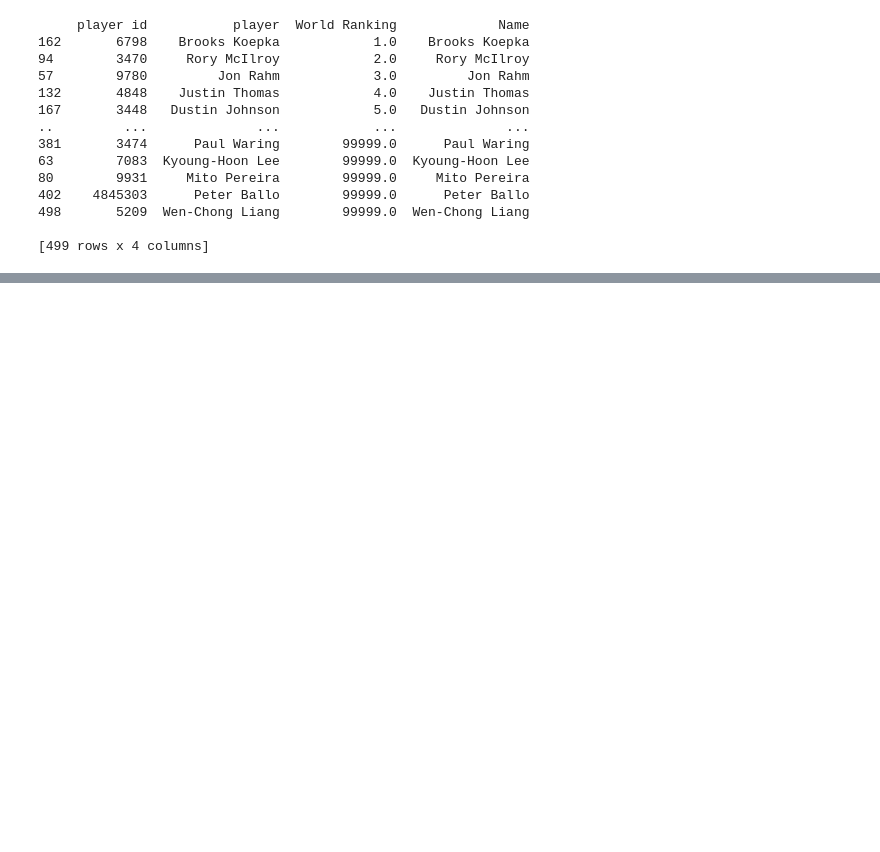
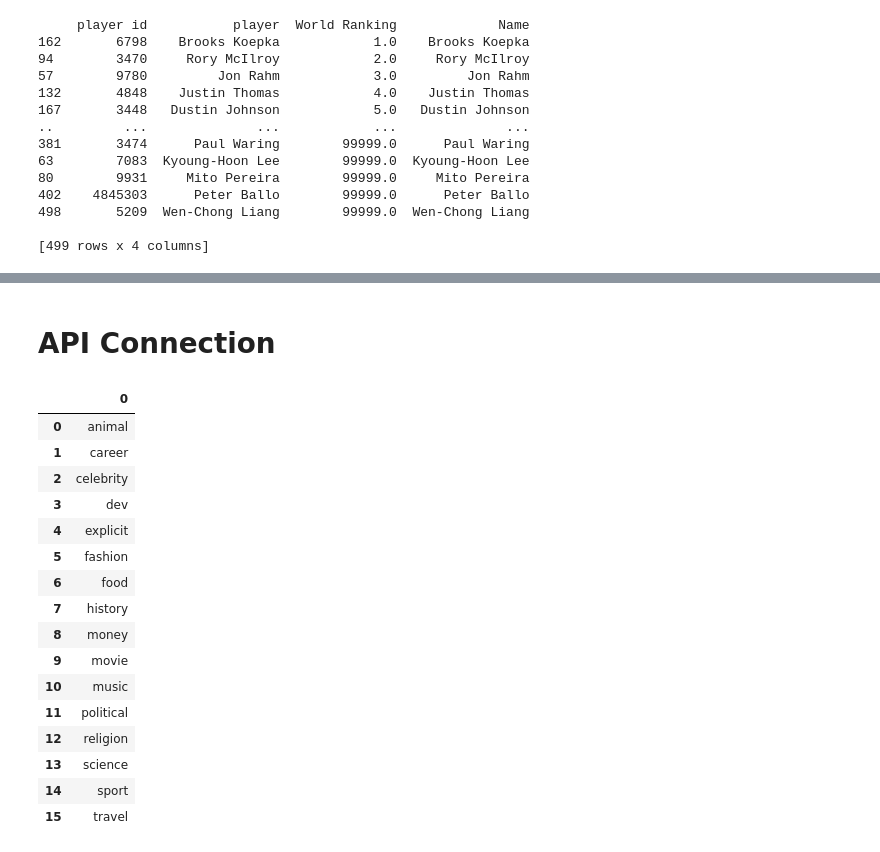
Before and after one commit to darkmillon/UCDPA_Mark_Dillon, a Jupyter notebook: UCAPA_MarkDillon.ipynb, the cells around one changed output, grey strips where cells are left out. Cells and saved outputs as stored; diff of their text form; code cells hidden in the pictures; blank space fills up the shorter version.

Commit message:
Add files via upload
Upload with API test connections completed

```diff
--- a/UCAPA_MarkDillon.ipynb
+++ b/UCAPA_MarkDillon.ipynb
@@ -895,0 +896,24 @@ print(CusInvdb.head(2))
+# %% [markdown]
+# API Connection
+# %%
+#API link to chuck norris jokes - list of categories
+norris = requests.get('https://api.chucknorris.io/jokes/categories')
+pd.DataFrame(norris.json())
+# %% [output]
+|  | 0 |
+| 0 | animal |
+| 1 | career |
+| 2 | celebrity |
+| 3 | dev |
+| 4 | explicit |
+| 5 | fashion |
+| 6 | food |
+| 7 | history |
+| 8 | money |
+| 9 | movie |
+| 10 | music |
+| 11 | political |
+| 12 | religion |
+| 13 | science |
+| 14 | sport |
+| 15 | travel |
```
Also changed, not shown: parts of 12 cells of this notebook.
